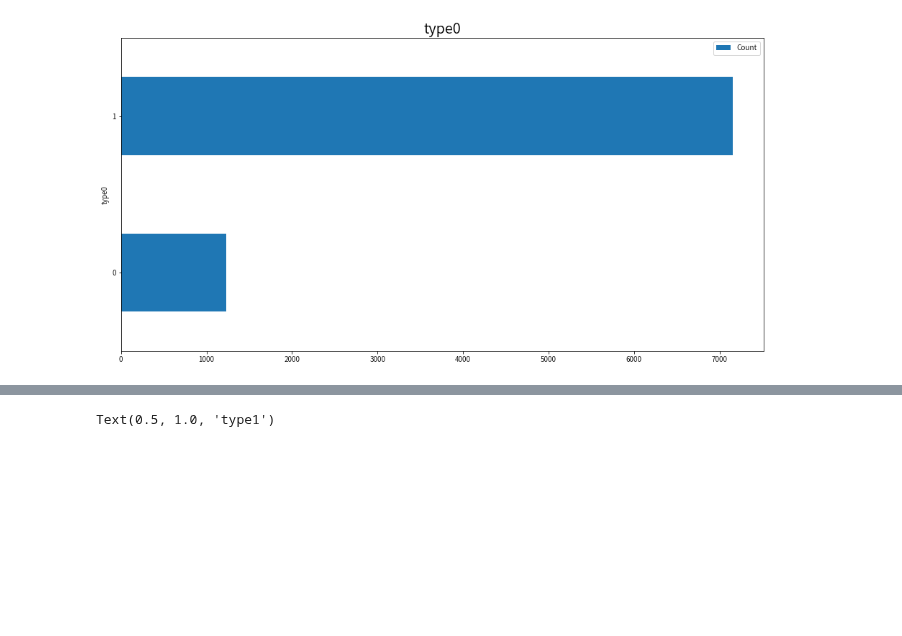
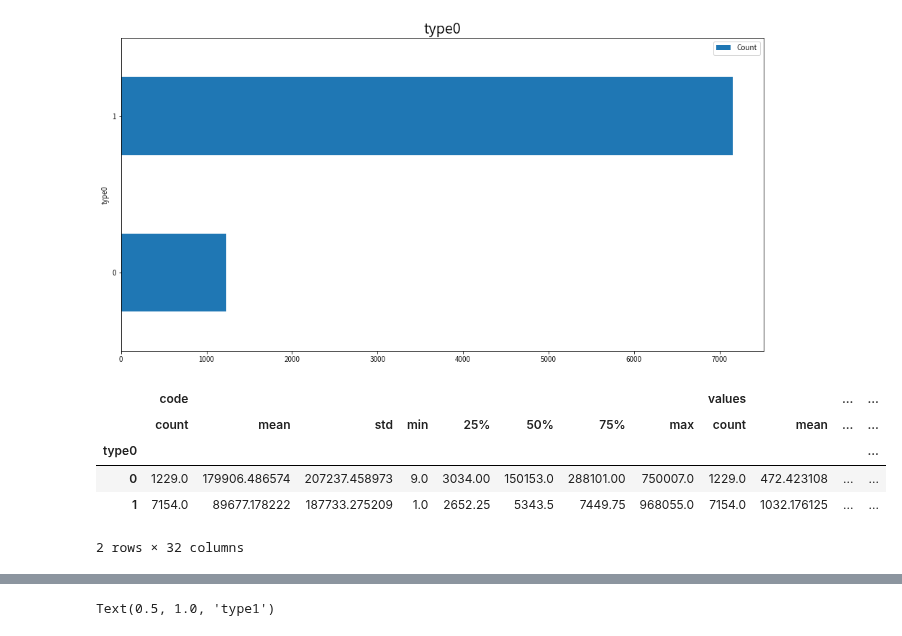
Before and after one commit to zhs007/jupyternotebook.demo, a Jupyter notebook: home/cnfunds/cnfund001.ipynb, the cells around one changed output, grey strips where cells are left out. Drawn from its saved outputs; the diff is of its cells as text; code cells hidden in the pictures; blank space fills up the shorter version.

```diff
--- a/home/cnfunds/cnfund001.ipynb
+++ b/home/cnfunds/cnfund001.ipynb
@@ -161,3 +179,12 @@ ax.set_title("type0", fontsize=20)
 # %% [output]
 Text(0.5, 1.0, 'type0')
 [figure]
+# %%
+dfFunds.groupby('type0').describe()
+# %% [output]
+|  | code |  |  |  |  |  |  |  | values |  | ... | ... |
+|  | count | mean | std | min | 25% | 50% | 75% | max | count | mean | ... | ... |
+| type0 |  |  |  |  |  |  |  |  |  |  |  | ... |
+| 0 | 1229.0 | 179906.486574 | 207237.458973 | 9.0 | 3034.00 | 150153.0 | 288101.00 | 750007.0 | 1229.0 | 472.423108 | ... | ... |
+| 1 | 7154.0 | 89677.178222 | 187733.275209 | 1.0 | 2652.25 | 5343.5 | 7449.75 | 968055.0 | 7154.0 | 1032.176125 | ... | ... |
+2 rows × 32 columns
```
Also changed, not shown: parts of 3 cells of this notebook.
